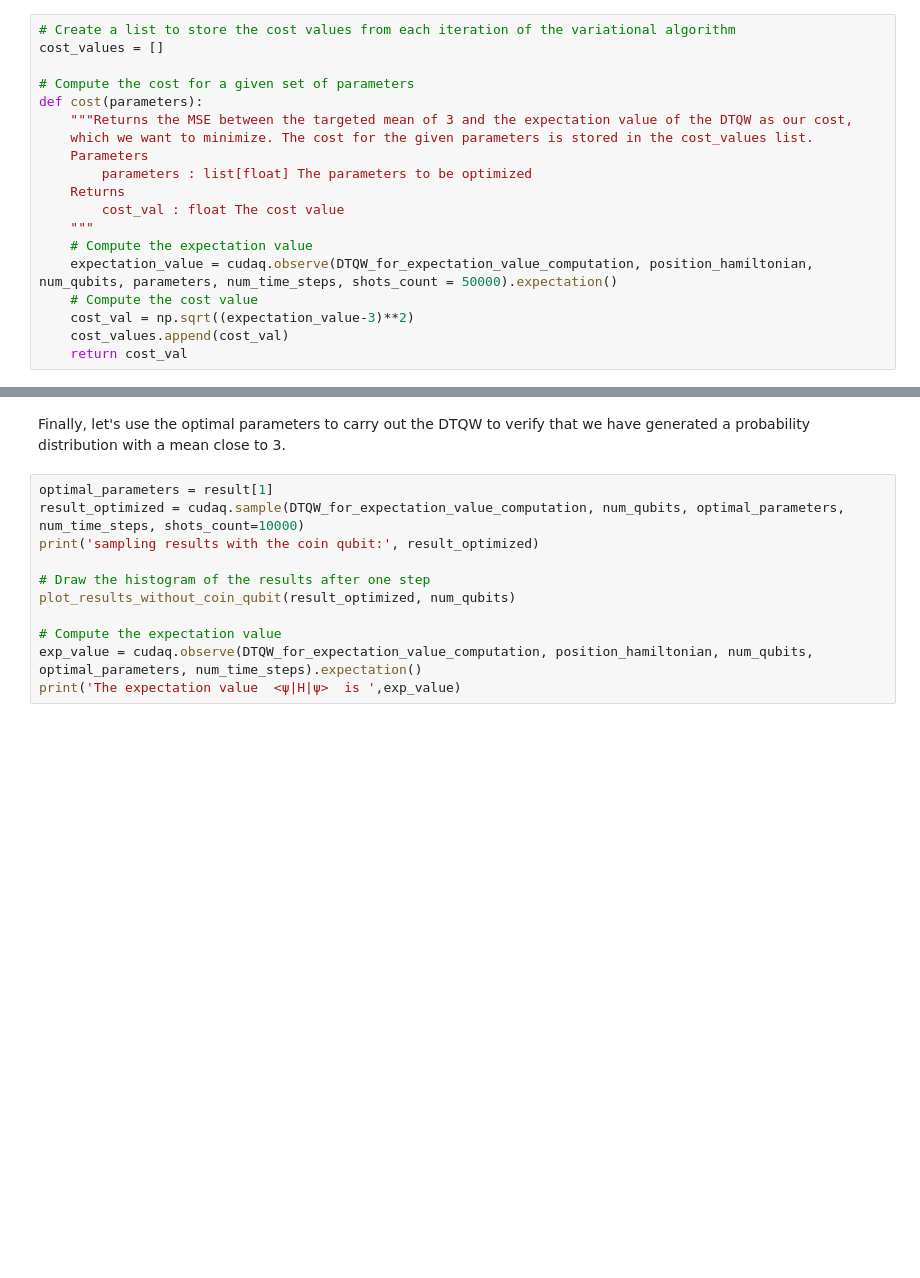
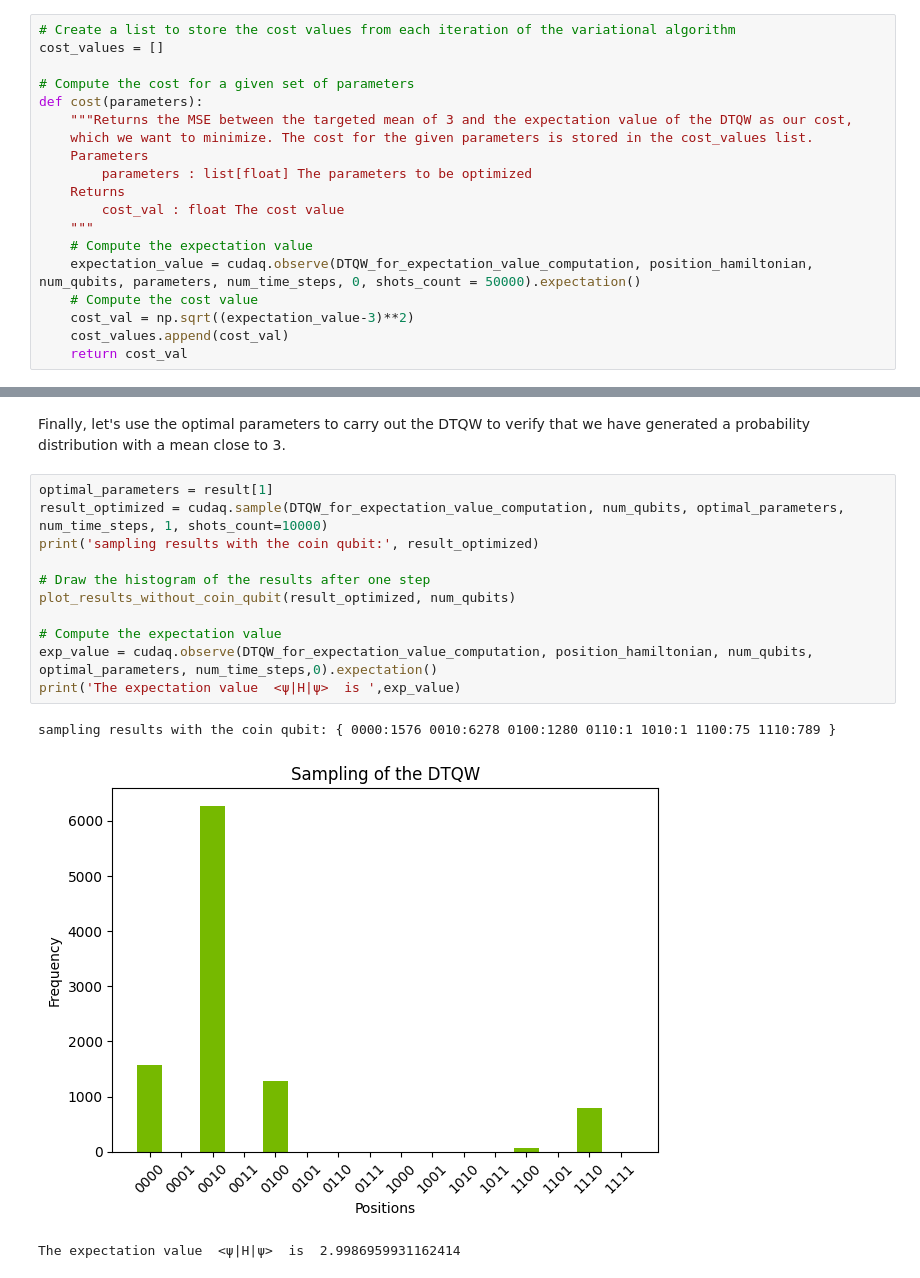
Before and after one commit to NVIDIA/cuda-q-academic, a Jupyter notebook: quick-start-to-quantum/04_quick_start_to_quantum.ipynb, the cells around one changed output, grey strips where cells are left out. Cells and saved outputs as stored; diff of their text form; blank space fills up the shorter version.

```diff
--- a/quick-start-to-quantum/04_quick_start_to_quantum.ipynb
+++ b/quick-start-to-quantum/04_quick_start_to_quantum.ipynb
@@ -313,7 +320,7 @@ def cost(parameters):
         cost_val : float The cost value
     """
     # Compute the expectation value
-    expectation_value = cudaq.observe(DTQW_for_expectation_value_computation, position_hamiltonian, num_qubits, parameters, num_time_steps, shots_count = 50000).expectation()
+    expectation_value = cudaq.observe(DTQW_for_expectation_value_computation, position_hamiltonian, num_qubits, parameters, num_time_steps, 0, shots_count = 50000).expectation()
     # Compute the cost value
     cost_val = np.sqrt((expectation_value-3)**2)
     cost_values.append(cost_val)
@@ -353,15 +363,19 @@ plt.ylabel("Cost Value")
 Finally, let's use the optimal parameters to carry out the DTQW to verify that we have generated a probability distribution with a mean close to 3.
 # %%
 optimal_parameters = result[1]
-result_optimized = cudaq.sample(DTQW_for_expectation_value_computation, num_qubits, optimal_parameters, num_time_steps, shots_count=10000)
+result_optimized = cudaq.sample(DTQW_for_expectation_value_computation, num_qubits, optimal_parameters, num_time_steps, 1, shots_count=10000)
 print('sampling results with the coin qubit:', result_optimized)
 
 # Draw the histogram of the results after one step
 plot_results_without_coin_qubit(result_optimized, num_qubits)
 
 # Compute the expectation value
-exp_value = cudaq.observe(DTQW_for_expectation_value_computation, position_hamiltonian, num_qubits, optimal_parameters, num_time_steps).expectation()
+exp_value = cudaq.observe(DTQW_for_expectation_value_computation, position_hamiltonian, num_qubits, optimal_parameters, num_time_steps,0).expectation()
 print('The expectation value  <ψ|H|ψ>  is ',exp_value)
+# %% [output]
+sampling results with the coin qubit: { 0000:1576 0010:6278 0100:1280 0110:1 1010:1 1100:75 1110:789 }
+[figure, added]
+The expectation value  <ψ|H|ψ>  is  2.9986959931162414
 # %% [markdown]
 ---
 ## Completion of the Quick Start to Quantum Computing Series
```
Also changed, not shown: parts of 4 cells of this notebook.
